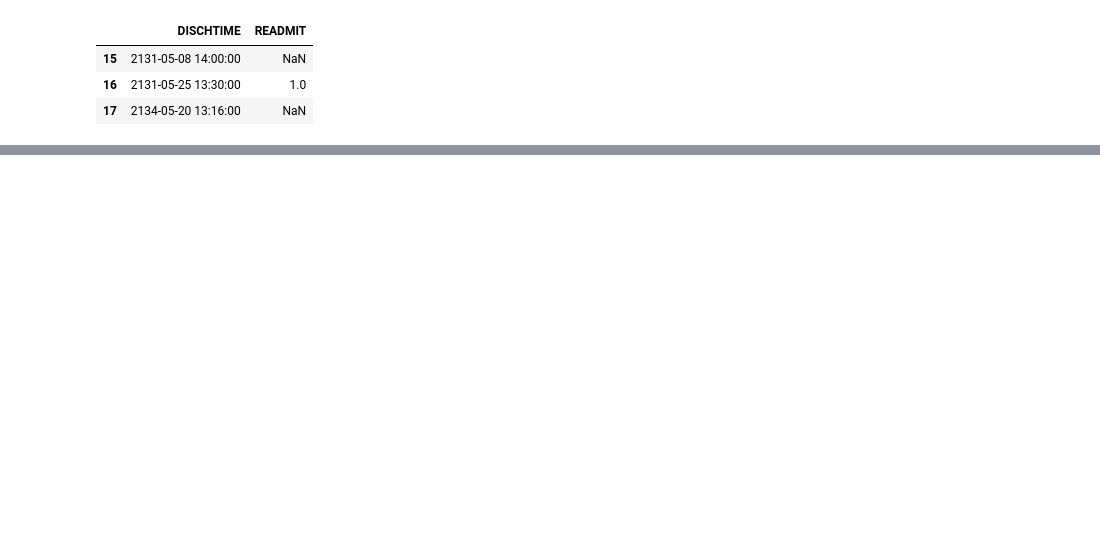
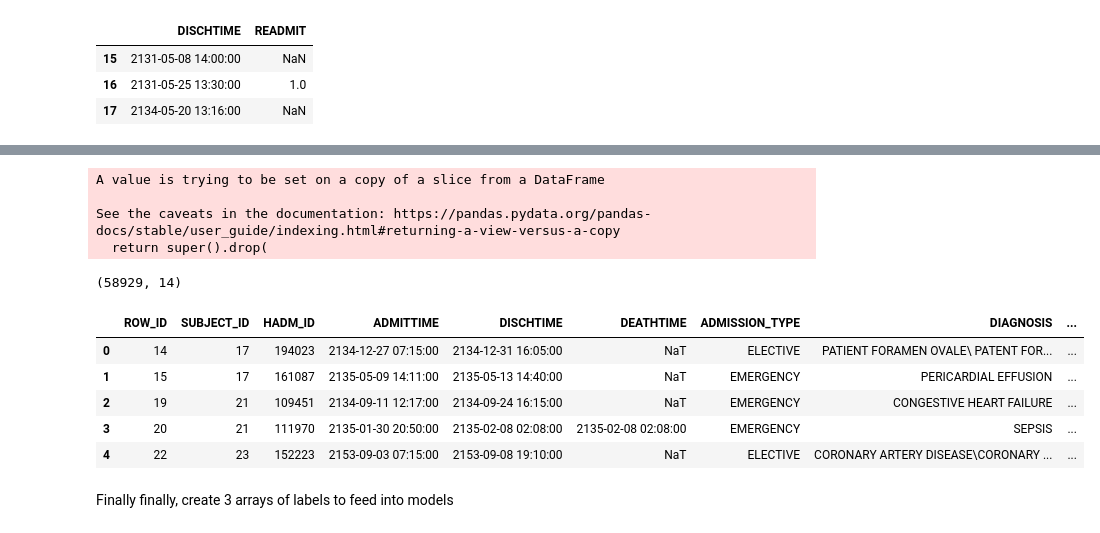
Before and after one commit to natalie-ayers/n2c2-track2-nlp-uchicago, a Jupyter notebook: label_processing.ipynb, the cells around one changed output, grey strips where cells are left out. Saved outputs shown, nothing was run; the diff lists cells and outputs as text; code cells hidden in the pictures; blank space fills up the shorter version.

```diff
--- a/label_processing.ipynb
+++ b/label_processing.ipynb
@@ -123,0 +163,5 @@ mult_admits[mult_admits['SUBJECT_ID'] == 36]
+# %%
+diagnoses = pd.read_csv(diagnoses_file)
+print(diagnoses.shape)
+print(diagnoses.dtypes)
+diagnoses.head()
@@ -123,0 +197,21 @@ mult_admits[mult_admits['SUBJECT_ID'] == 36]
+# %%
+# only select the top priority ICD diagnosis to attempt to predict
+diagnoses_priority = diagnoses[diagnoses['SEQ_NUM'] == 1]
+diagnoses_priority.drop(columns=['ROW_ID','SEQ_NUM'],inplace=True)
+# %% [output]
+A value is trying to be set on a copy of a slice from a DataFrame
+
+See the caveats in the documentation: https://pandas.pydata.org/pandas-docs/stable/user_guide/indexing.html#returning-a-view-versus-a-copy
+  return super().drop(
+# %%
+full_labels = full_admits_labels.merge(diagnoses_priority, on=['SUBJECT_ID','HADM_ID'])
+print(full_labels.shape)
+full_labels.head()
+# %% [output]
+(58929, 14)
+|  | ROW_ID | SUBJECT_ID | HADM_ID | ADMITTIME | DISCHTIME | DEATHTIME | ADMISSION_TYPE | DIAGNOSIS | ... |
+| 0 | 14 | 17 | 194023 | 2134-12-27 07:15:00 | 2134-12-31 16:05:00 | NaT | ELECTIVE | PATIENT FORAMEN OVALE\ PATENT FOR... | ... |
+| 1 | 15 | 17 | 161087 | 2135-05-09 14:11:00 | 2135-05-13 14:40:00 | NaT | EMERGENCY | PERICARDIAL EFFUSION | ... |
+| 2 | 19 | 21 | 109451 | 2134-09-11 12:17:00 | 2134-09-24 16:15:00 | NaT | EMERGENCY | CONGESTIVE HEART FAILURE | ... |
+| 3 | 20 | 21 | 111970 | 2135-01-30 20:50:00 | 2135-02-08 02:08:00 | 2135-02-08 02:08:00 | EMERGENCY | SEPSIS | ... |
+| 4 | 22 | 23 | 152223 | 2153-09-03 07:15:00 | 2153-09-08 19:10:00 | NaT | ELECTIVE | CORONARY ARTERY DISEASE\CORONARY ... | ... |
@@ -123,0 +221,2 @@ mult_admits[mult_admits['SUBJECT_ID'] == 36]
+# %% [markdown]
+Finally finally, create 3 arrays of labels to feed into models
```
Also changed, not shown: parts of 20 cells of this notebook, 1 other file.
